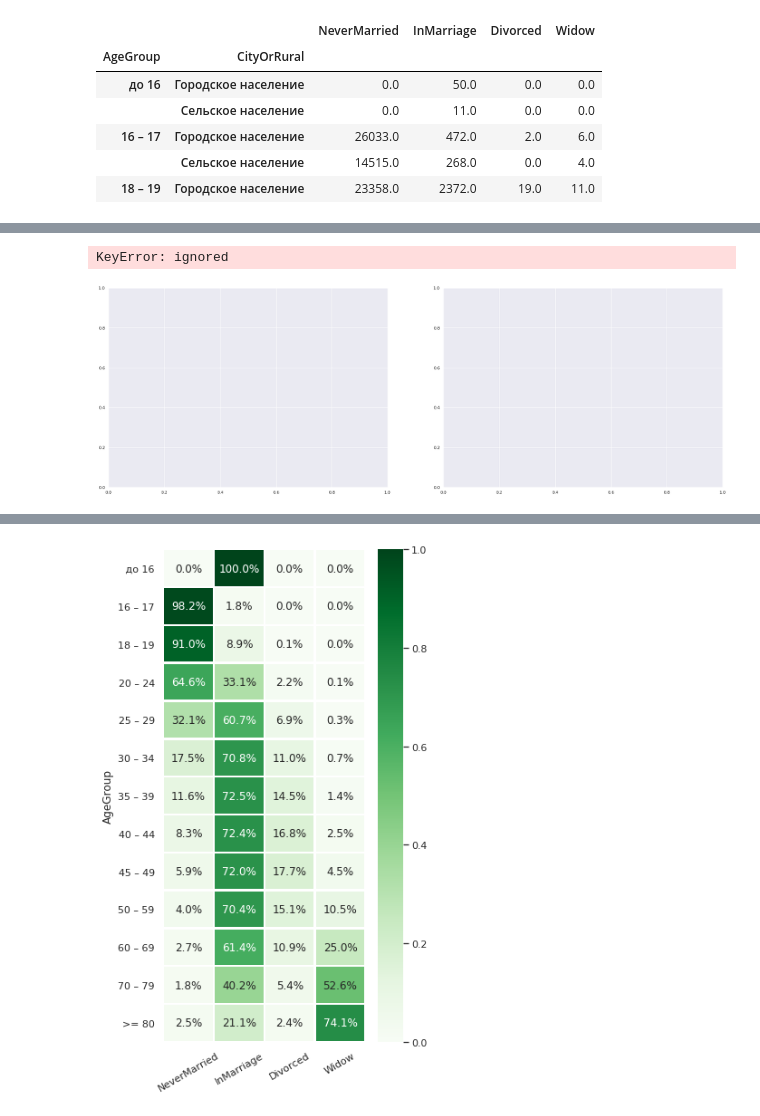
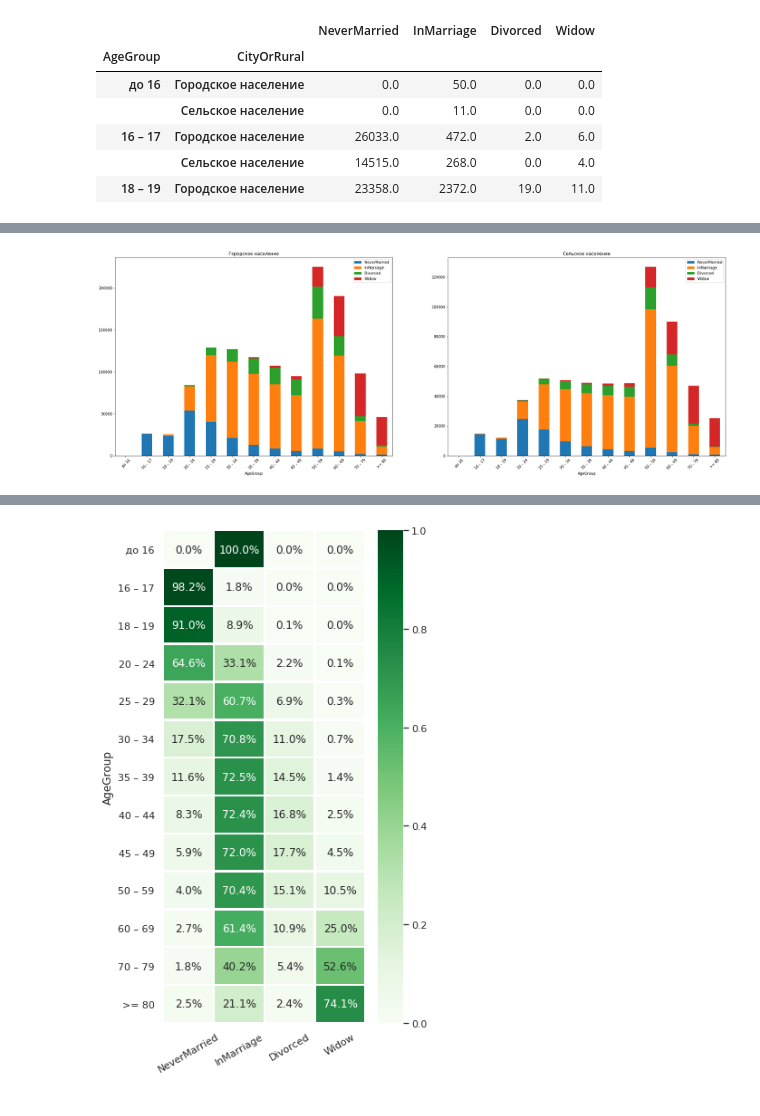
Before and after one commit to tadoran/netology_pyda, a Jupyter notebook: ДЗ 14.ipynb, the cells around one changed output, grey strips where cells are left out. Saved outputs shown, nothing was run; the diff lists cells and outputs as text; code cells hidden in the pictures.

```diff
--- a/ДЗ 14.ipynb
+++ b/ДЗ 14.ipynb
@@ -128,11 +74,11 @@ heat_map.unstack(level=1)
 # %%
 fig, axes = plt.subplots(nrows=1, ncols=2, figsize=(30, 10), sharex=True, sharey=False)
-city_population  = heat_map.reset_index()[heat_map["CityOrRural"] == "Городское население"]
-rural_population = heat_map.reset_index()[heat_map["CityOrRural"] == "Сельское население" ]
+population_ = heat_map.reset_index().groupby(["AgeGroup","CityOrRural"]).sum().reset_index()
+city_population  = population_[ population_["CityOrRural"] == "Городское население" ].groupby("AgeGroup").sum()
+rural_population = population_[ population_["CityOrRural"] == "Сельское население"  ].groupby("AgeGroup").sum()
 
 city_population.plot(kind= 'bar', rot=45, stacked=True, orientation="vertical", ax=axes[0], title="Городское население")
 rural_population.plot(kind='bar', rot=45, stacked=True, orientation="vertical", ax=axes[1], title="Сельское население" )
-axes[0].xaxis.set_major_formatter(plt.FixedFormatter(heat_map["AgeGroup"].unique()))
+plt.show()
 # %% [output]
-KeyError: ignored
-[figure, old version]
+[figure, new version]
```
Also changed, not shown: parts of 21 cells of this notebook.
